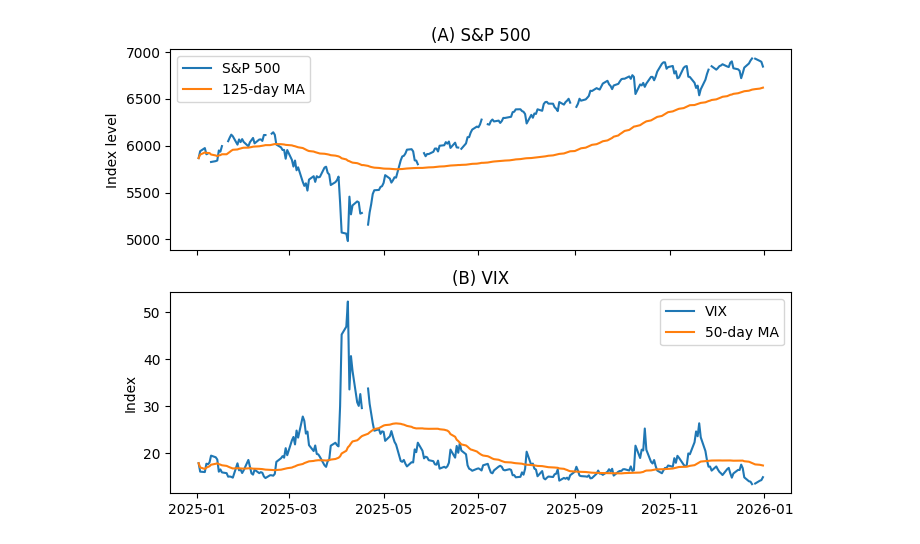
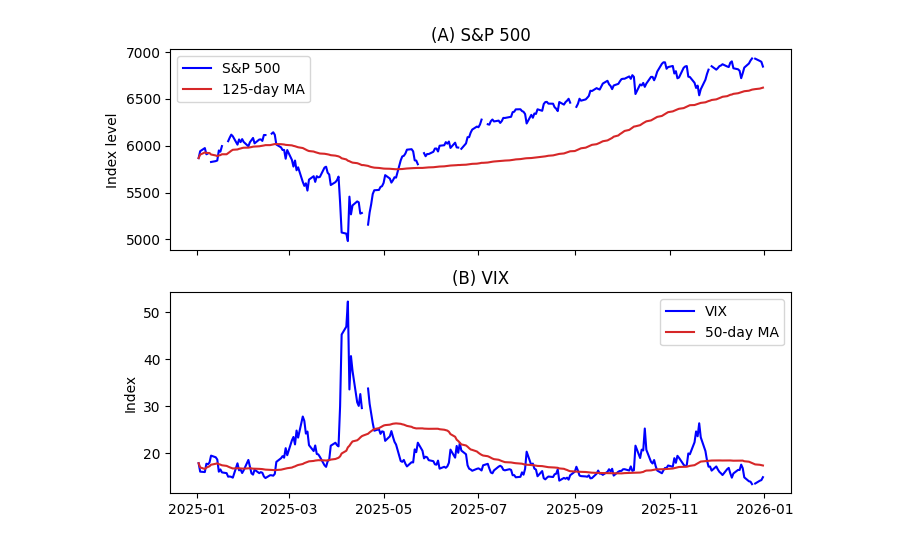
Before and after one commit to davimcabral/NonStationarityInFinancialTS, a Jupyter notebook: graphic_sp500_vix.ipynb, the cells around one changed output. Cells and saved outputs as stored; diff of their text form; code cells hidden in the pictures.

```diff
--- a/graphic_sp500_vix.ipynb
+++ b/graphic_sp500_vix.ipynb
@@ -4,6 +4,7 @@
 import io
 import requests
 import pandas as pd
+import matplotlib.pyplot as plt
 
 def fred_graph_csv(series_id: str) -> pd.Series:
     url = f"https://fred.stlouisfed.org/graph/fredgraph.csv?id={series_id}"
@@ -48,35 +49,36 @@ def fred_graph_csv(series_id: str) -> pd.Series:
     s.name = series_id
     return s
 
 
 # --- choose the same window you used in the paper ---
 start = "2025-01-01"
 end   = "2025-12-31"
 
 sp500 = fred_graph_csv("SP500").loc[start:end]
 vix   = fred_graph_csv("VIXCLS").loc[start:end]
 
 sp500_ma125 = sp500.rolling(window=125, min_periods=1).mean()
 vix_ma50    = vix.rolling(window=50,  min_periods=1).mean()
 
 fig, axes = plt.subplots(2, 1, figsize=(7.2, 5.2), sharex=True)
 
 # (A) S&P 500
-axes[0].plot(sp500.index, sp500.values, label="S&P 500")
-axes[0].plot(sp500_ma125.index, sp500_ma125.values, label="125-day MA")
+axes[0].plot(sp500.index, sp500.values, label="S&P 500", color="blue")
+axes[0].plot(sp500_ma125.index, sp500_ma125.values, label="125-day MA", color="tab:red")
 axes[0].set_title("(A) S&P 500")
 axes[0].set_ylabel("Index level")
 axes[0].legend()
 
+
 # (B) VIX
-axes[1].plot(vix.index, vix.values, label="VIX")
-axes[1].plot(vix_ma50.index, vix_ma50.values, label="50-day MA")
+axes[1].plot(vix.index, vix.values, label="VIX", color = "blue")
+axes[1].plot(vix_ma50.index, vix_ma50.values, label="50-day MA", color="tab:red")
 axes[1].set_title("(B) VIX")
 axes[1].set_ylabel("Index")
 axes[1].legend()
 
 fig.tight_layout()
 fig.savefig("figure7.pdf", bbox_inches="tight")
 fig.savefig("figure7.png", dpi=300, bbox_inches="tight")
 # %% [output]
-[figure, old version]
+[figure, new version]
```
